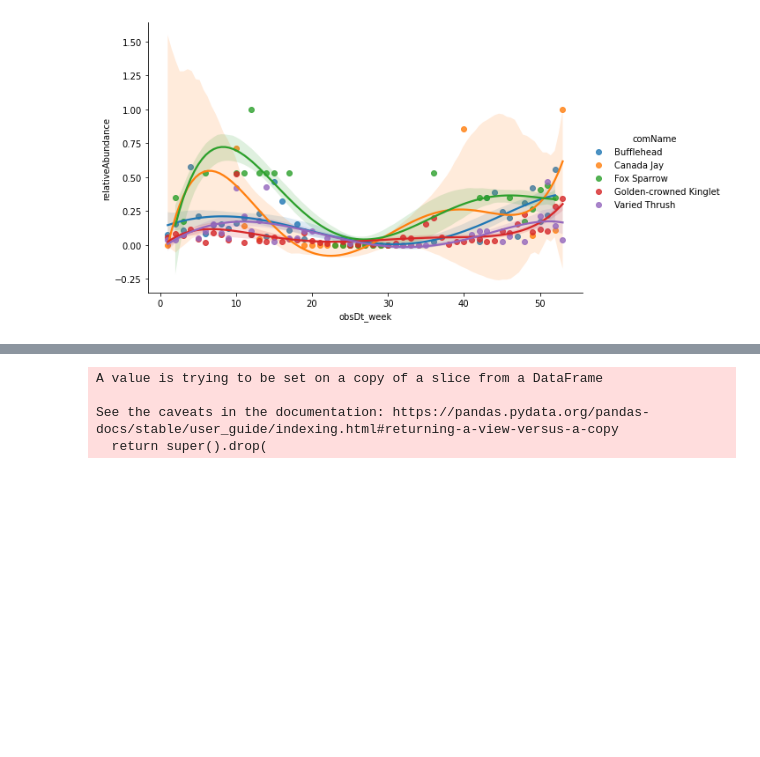
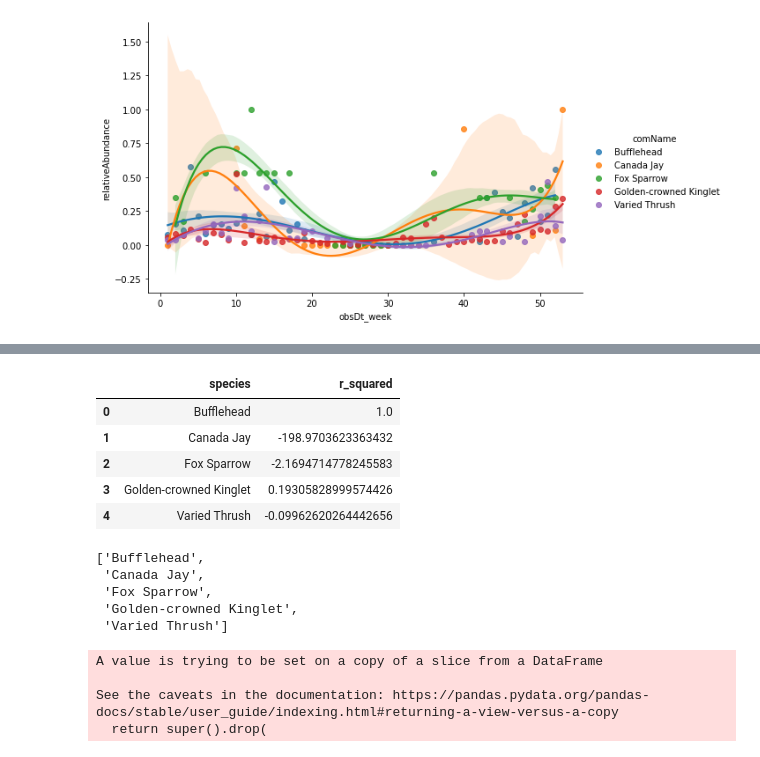
Before and after one commit to Tanag3r/trailheadDirect_birds, a Jupyter notebook: trailheadHabitat_analysis.ipynb, the cells around one changed output, grey strips where cells are left out. Saved outputs shown, nothing was run; the diff lists cells and outputs as text; code cells hidden in the pictures; blank space fills up the shorter version.

```diff
--- a/trailheadHabitat_analysis.ipynb
+++ b/trailheadHabitat_analysis.ipynb
@@ -127,3 +154,23 @@ for comName in speciesKeys
+# %%
+fit = [(species,r2_score(results.Canada Jay,results[species])) for species in list(results)]
+fit_df = pd.DataFrame(np.array(fit),columns=['species','r_squared'])
+fit_df.sort_values(by='r_squared',ascending=False)
+fit_df
+# %% [output]
+|  | species | r_squared |
+| 0 | Bufflehead | 1.0 |
+| 1 | Canada Jay | -198.9703623363432 |
+| 2 | Fox Sparrow | -2.1694714778245583 |
+| 3 | Golden-crowned Kinglet | 0.19305828999574426 |
+| 4 | Varied Thrush | -0.09962620264442656 |
+# %%
+list(results)
+# %% [output]
+['Bufflehead',
+ 'Canada Jay',
+ 'Fox Sparrow',
+ 'Golden-crowned Kinglet',
+ 'Varied Thrush']
 # %%
 sns.lmplot(data=model___winterSpringWinter,x='obsDt_week',y='relativeAbundance',order=5,ci=65,aspect=1.61,hue='comName')
 # %%
```
Also changed, not shown: parts of 3 cells of this notebook.
